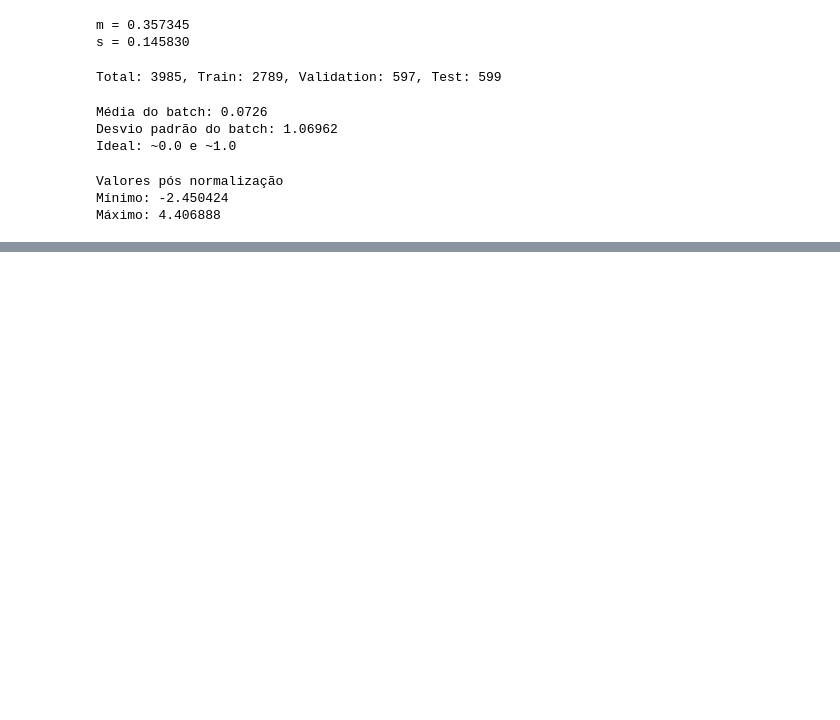
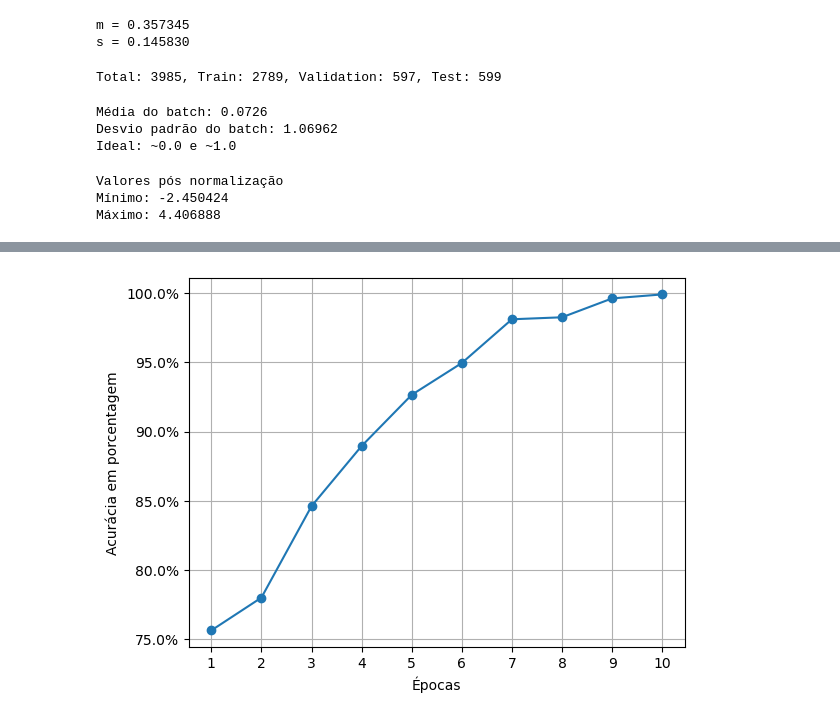
Before and after one commit to akira-gabriel/star-galaxy-classification, a Jupyter notebook: galaxy star classifier.ipynb, the cells around one changed output, grey strips where cells are left out. Drawn from its saved outputs; the diff is of its cells as text; code cells hidden in the pictures; blank space fills up the shorter version.

```diff
--- a/galaxy star classifier.ipynb
+++ b/galaxy star classifier.ipynb
@@ -304,0 +292,14 @@ plt.plot()
+# %%
+x = range(1, len(epoch_accuracy) + 1)
+
+plt.plot(x, epoch_accuracy, marker = 'o')
+plt.xlabel("Épocas")
+plt.ylabel("Acurácia em porcentagem")
+plt.grid()
+
+plt.gca().yaxis.set_major_formatter(PercentFormatter())
+
+plt.xticks(range(1, 11))
+plt.show()
+# %% [output]
+[figure, added]
```
Also changed, not shown: parts of 11 cells of this notebook.
